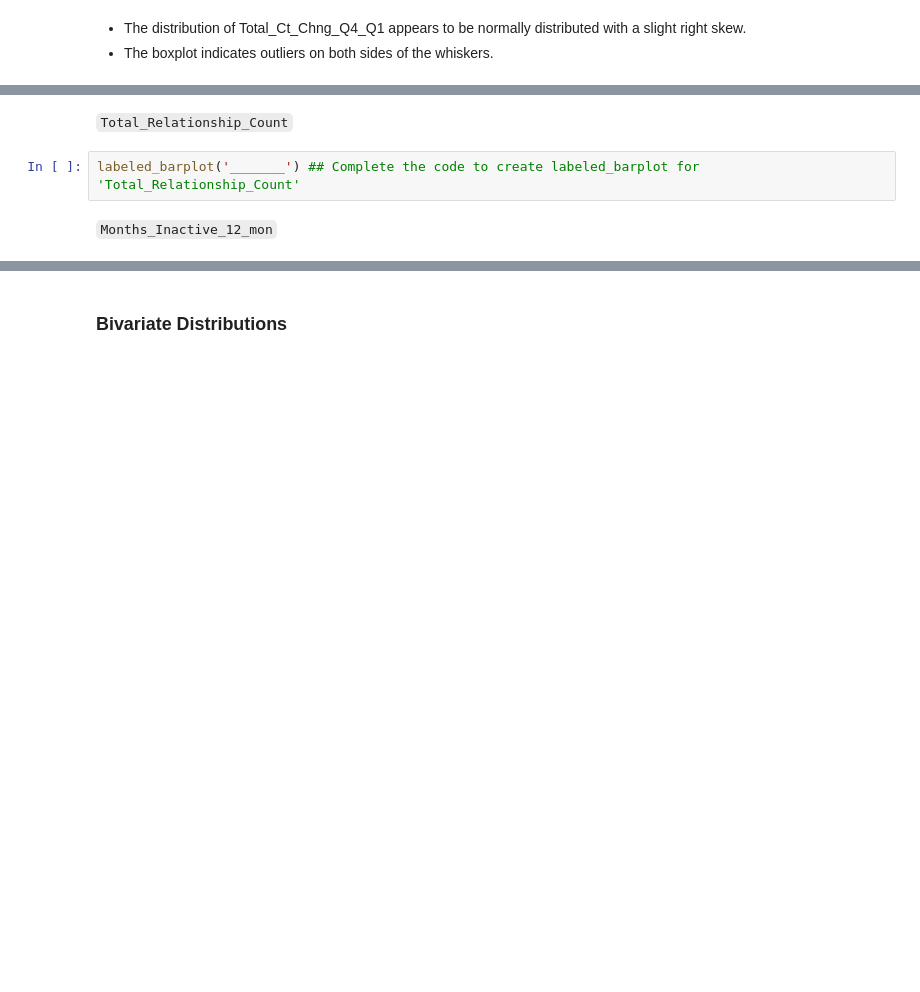
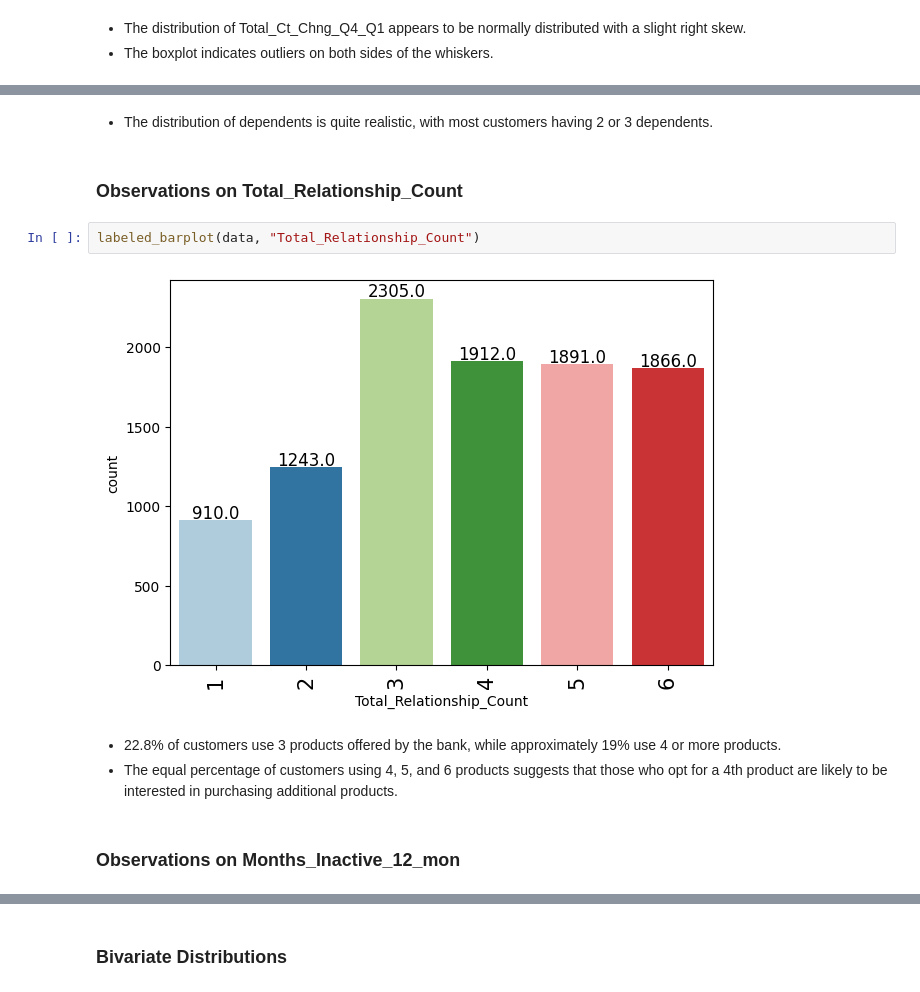
Before and after one commit to aimlalchemists/credit-card-users-churn-prediction, a Jupyter notebook: Credit_Card_Users_Churn_Prediction.ipynb, the cells around one changed output, grey strips where cells are left out. Saved outputs shown, nothing was run; the diff lists cells and outputs as text; blank space fills up the shorter version.

```diff
--- a/Credit_Card_Users_Churn_Prediction.ipynb
+++ b/Credit_Card_Users_Churn_Prediction.ipynb
@@ -661,7 +667,14 @@ labeled_barplot(data, "Dependent_count")
+# %% [markdown]
+- The distribution of dependents is quite realistic, with most customers having 2 or 3 dependents.
 # %% [markdown]
-`Total_Relationship_Count`
+### **Observations on Total_Relationship_Count**
-# %%
-labeled_barplot('_______') ## Complete the code to create labeled_barplot for 'Total_Relationship_Count'
+# %%
+labeled_barplot(data, "Total_Relationship_Count")
+# %% [output]
+[figure, added]
+# %% [markdown]
+- 22.8% of customers use 3 products offered by the bank, while approximately 19% use 4 or more products.
+- The equal percentage of customers using 4, 5, and 6 products suggests that those who opt for a 4th product are likely to be interested in purchasing additional products.
 # %% [markdown]
-`Months_Inactive_12_mon`
+### **Observations on Months_Inactive_12_mon**
 # %%
```
Also changed, not shown: parts of 96 cells of this notebook.
